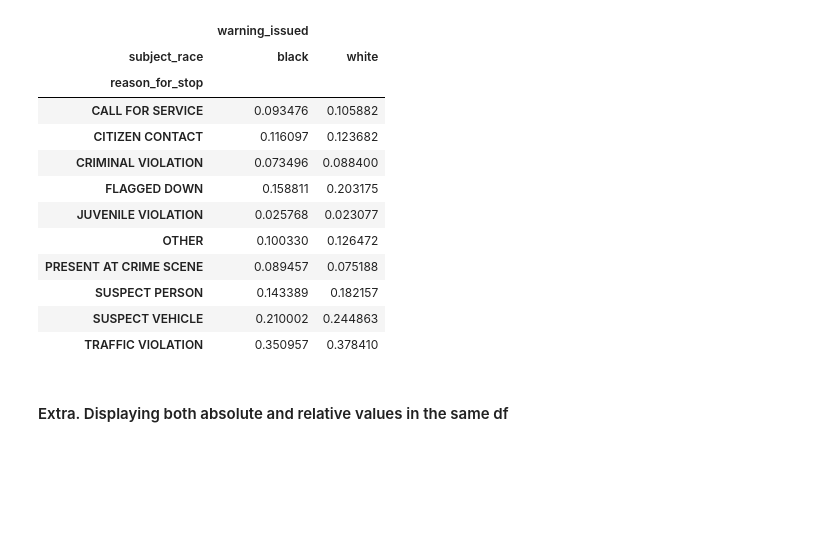
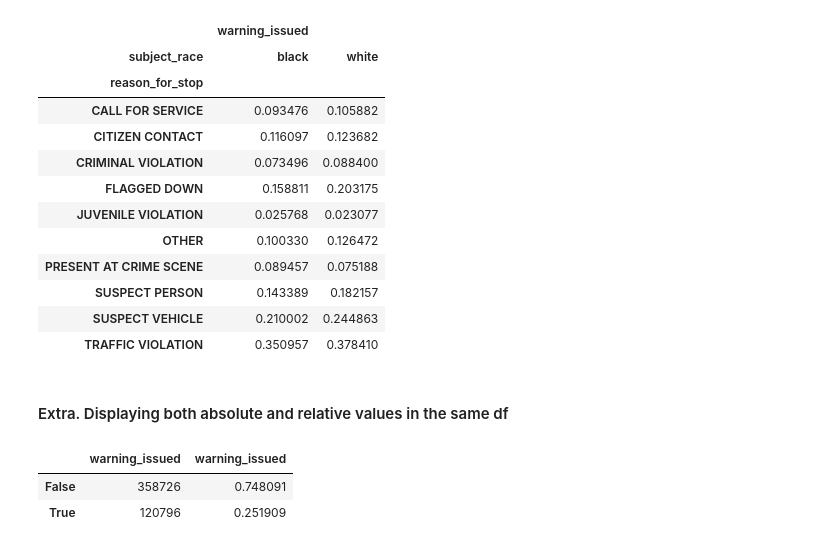
Before and after one commit to albertoabreu91/Practice_zone, a Jupyter notebook: New_Orleans_police.ipynb, the cells around one changed output. Saved outputs shown, nothing was run; the diff lists cells and outputs as text; code cells hidden in the pictures; blank space fills up the shorter version.

```diff
--- a/New_Orleans_police.ipynb
+++ b/New_Orleans_police.ipynb
@@ -317,4 +317,14 @@ data_reasons.groupby(['reason_for_stop', 'subject_race']).warning_issued.mean().
 # %% [markdown]
 #### Extra. Displaying both absolute and relative values in the same df
 # %%
-data_warnings_abs = data_reasons.w.value_counts().to_frame()
+data_warnings_abs = data_reasons.warning_issued.value_counts().to_frame()
+# %%
+data_warnings_rel = data_reasons.warning_issued.value_counts(normalize=True).to_frame()
+# %%
+data_warnings_comb = pd.concat([data_warnings_abs, data_warnings_rel], axis=1)
+# %%
+data_warnings_comb
+# %% [output]
+|  | warning_issued | warning_issued |
+| False | 358726 | 0.748091 |
+| True | 120796 | 0.251909 |
```
